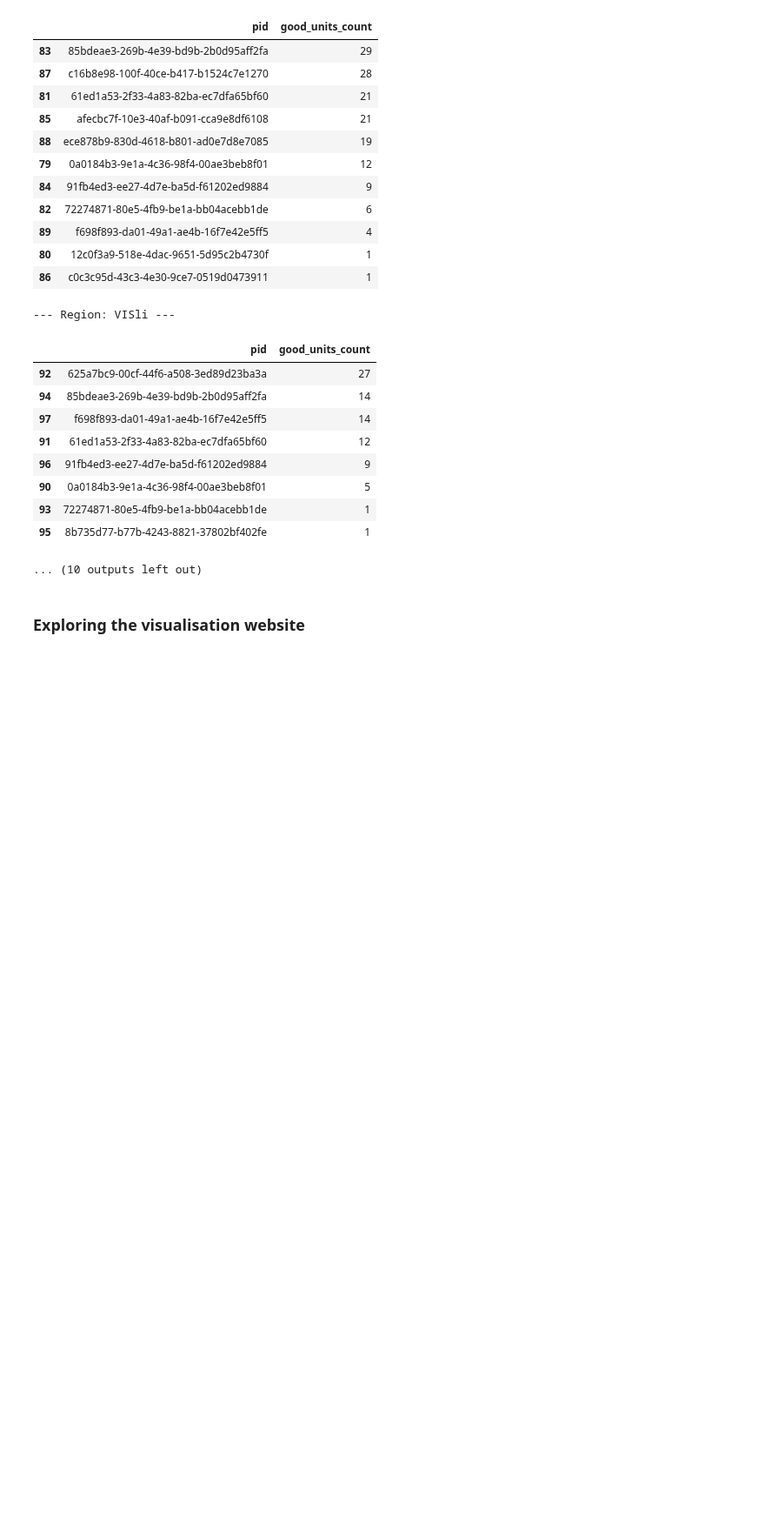
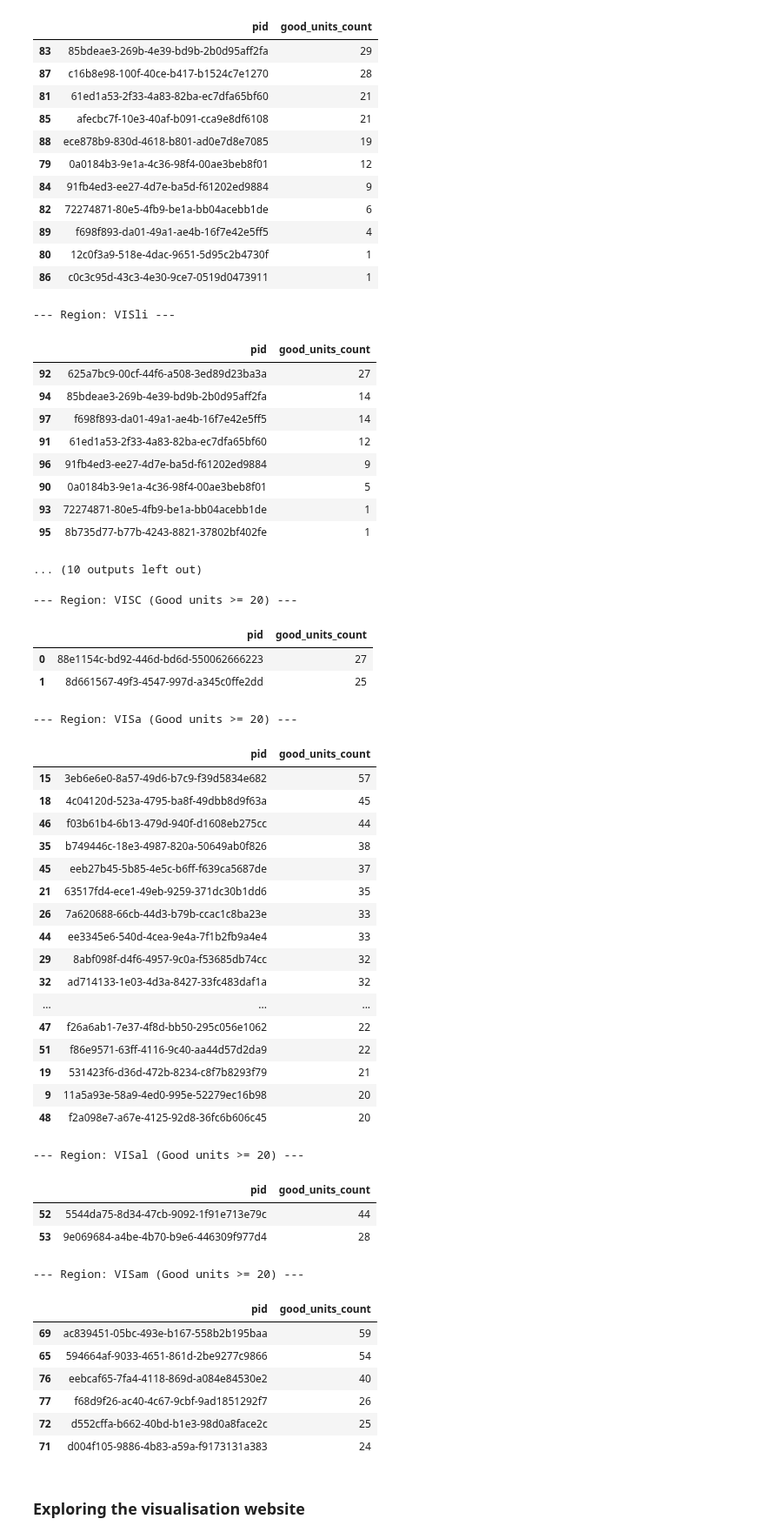
Before and after one commit to aaa923804918-max/mooncake, a Jupyter notebook: projects/neurons/IBL_BWM_Neuromatch_tutorial.ipynb, the cells around one changed output. Shown at 87% size. Drawn from its saved outputs; the diff is of its cells as text; code cells hidden in the pictures; blank space fills up the shorter version.

```diff
--- a/projects/neurons/IBL_BWM_Neuromatch_tutorial.ipynb
+++ b/projects/neurons/IBL_BWM_Neuromatch_tutorial.ipynb
@@ -620,6 +620,51 @@ for region_name, group in region_pid_good_units_sorted.groupby('acronym'):
 | 93 | 72274871-80e5-4fb9-be1a-bb04acebb1de | 1 |
 | 95 | 8b735d77-b77b-4243-8821-37802bf402fe | 1 |
 ... (10 outputs left out)
+# %%
+filtered_regions_count = 0
+for region_name, group in region_pid_good_units_sorted.groupby('acronym'):
+    filtered_group = group[group['good_units_count'] >= 20]
+    if not filtered_group.empty and filtered_regions_count < 4:
+        print(f"\n--- Region: {region_name} (Good units >= 20) ---")
+        display(filtered_group.drop(columns=['acronym']))
+        filtered_regions_count += 1
+    if filtered_regions_count >= 4:
+        break
+# %% [output]
+--- Region: VISC (Good units >= 20) ---
+|  | pid | good_units_count |
+| 0 | 88e1154c-bd92-446d-bd6d-550062666223 | 27 |
+| 1 | 8d661567-49f3-4547-997d-a345c0ffe2dd | 25 |
+--- Region: VISa (Good units >= 20) ---
+|  | pid | good_units_count |
+| 15 | 3eb6e6e0-8a57-49d6-b7c9-f39d5834e682 | 57 |
+| 18 | 4c04120d-523a-4795-ba8f-49dbb8d9f63a | 45 |
+| 46 | f03b61b4-6b13-479d-940f-d1608eb275cc | 44 |
+| 35 | b749446c-18e3-4987-820a-50649ab0f826 | 38 |
+| 45 | eeb27b45-5b85-4e5c-b6ff-f639ca5687de | 37 |
+| 21 | 63517fd4-ece1-49eb-9259-371dc30b1dd6 | 35 |
+| 26 | 7a620688-66cb-44d3-b79b-ccac1c8ba23e | 33 |
+| 44 | ee3345e6-540d-4cea-9e4a-7f1b2fb9a4e4 | 33 |
+| 29 | 8abf098f-d4f6-4957-9c0a-f53685db74cc | 32 |
+| 32 | ad714133-1e03-4d3a-8427-33fc483daf1a | 32 |
+| ... | ... | ... |
+| 47 | f26a6ab1-7e37-4f8d-bb50-295c056e1062 | 22 |
+| 51 | f86e9571-63ff-4116-9c40-aa44d57d2da9 | 22 |
+| 19 | 531423f6-d36d-472b-8234-c8f7b8293f79 | 21 |
+| 9 | 11a5a93e-58a9-4ed0-995e-52279ec16b98 | 20 |
+| 48 | f2a098e7-a67e-4125-92d8-36fc6b606c45 | 20 |
+--- Region: VISal (Good units >= 20) ---
+|  | pid | good_units_count |
+| 52 | 5544da75-8d34-47cb-9092-1f91e713e79c | 44 |
+| 53 | 9e069684-a4be-4b70-b9e6-446309f977d4 | 28 |
+--- Region: VISam (Good units >= 20) ---
+|  | pid | good_units_count |
+| 69 | ac839451-05bc-493e-b167-558b2b195baa | 59 |
+| 65 | 594664af-9033-4651-861d-2be9277c9866 | 54 |
+| 76 | eebcaf65-7fa4-4118-869d-a084e84530e2 | 40 |
+| 77 | f68d9f26-ac40-4c67-9cbf-9ad1851292f7 | 26 |
+| 72 | d552cffa-b662-40bd-b1e3-98d0a8face2c | 25 |
+| 71 | d004f105-9886-4b83-a59a-f9173131a383 | 24 |
 # %% [markdown]
 ### **Exploring the visualisation website**
 # %% [markdown]
```
